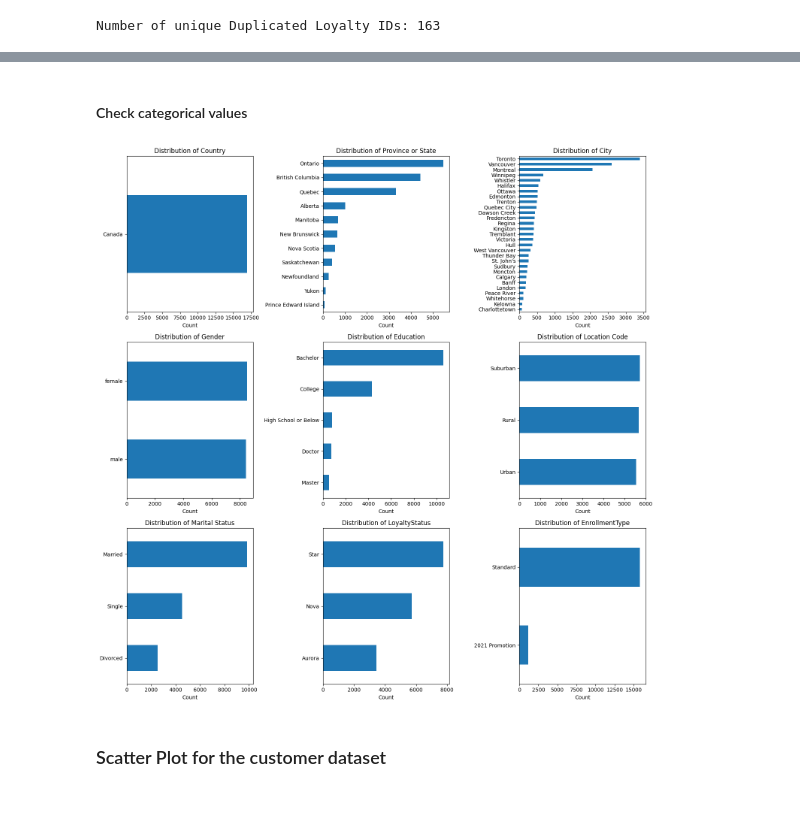
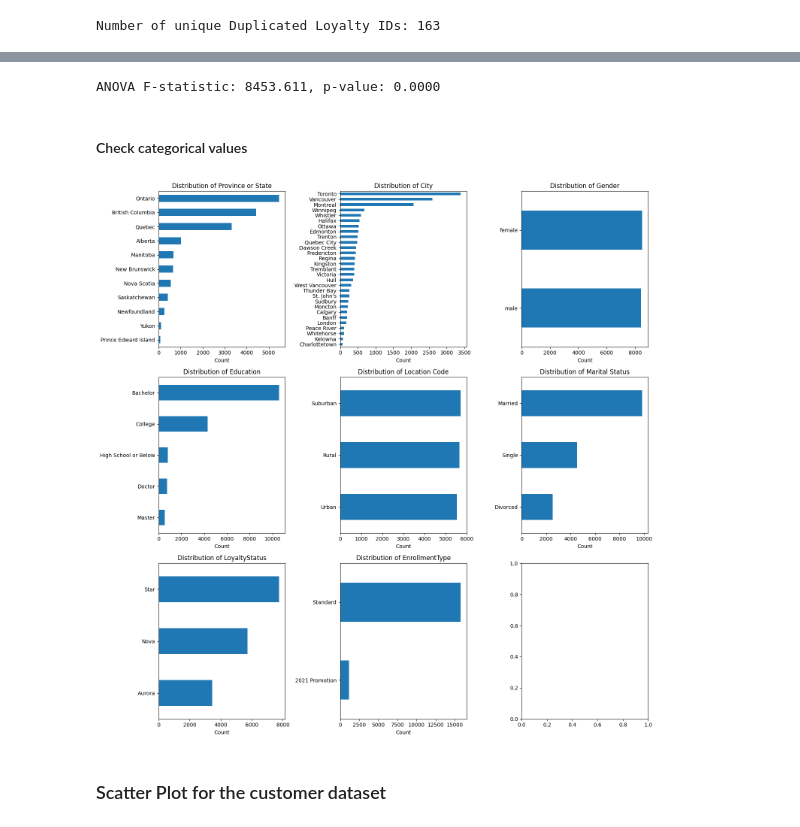
Before and after one commit to lucasdmcax/data_mining, a Jupyter notebook: Group20_EDA_Code.ipynb, the cells around one changed output, grey strips where cells are left out. Saved outputs shown, nothing was run; the diff lists cells and outputs as text; code cells hidden in the pictures.

```diff
--- a/Group20_EDA_Code.ipynb
+++ b/Group20_EDA_Code.ipynb
@@ -76,33 +92,41 @@ Number of unique Duplicated Loyalty IDs: 163
+# %%
+
+groups = [group["Income"].dropna() for _, group in customer_db.groupby("Education")]
+f_stat, p_val = stats.f_oneway(*groups)
+print(f"ANOVA F-statistic: {f_stat:.3f}, p-value: {p_val:.4f}")
+# %% [output]
+ANOVA F-statistic: 8453.611, p-value: 0.0000
 # %% [markdown]
 #### <a id="check-cat-values-customer"></a> Check categorical values
 # %%
 categorical_cols = [
-    'Country', 'Province or State', 'City', 'Gender', 'Education',
+     'Province or State', 'City', 'Gender', 'Education',
     'Location Code', 'Marital Status', 'LoyaltyStatus', 'EnrollmentType'
 ]
 
 # Create the figure and axes
 fig, axes = plt.subplots(
     nrows=math.ceil(len(categorical_cols) / 3),
     ncols=3,
     figsize=(15, 15)
 )
+# TODO: remove Country subplot
 
 # Generate a plot for each categorical column
 for ax, col in zip(axes.flatten(), categorical_cols):
     customer_db[col].value_counts().plot(
         kind='barh',
         ax=ax,
         title=f'Distribution of {col}'
     )
     ax.set_xlabel("Count")
     ax.set_ylabel("")
     ax.invert_yaxis()
 
 plt.tight_layout()
 plt.show()
 # %% [output]
-[figure, old version]
+[figure, new version]
 # %% [markdown]
 ### Scatter Plot for the customer dataset
 # %%
```
Also changed, not shown: parts of 24 cells of this notebook.
